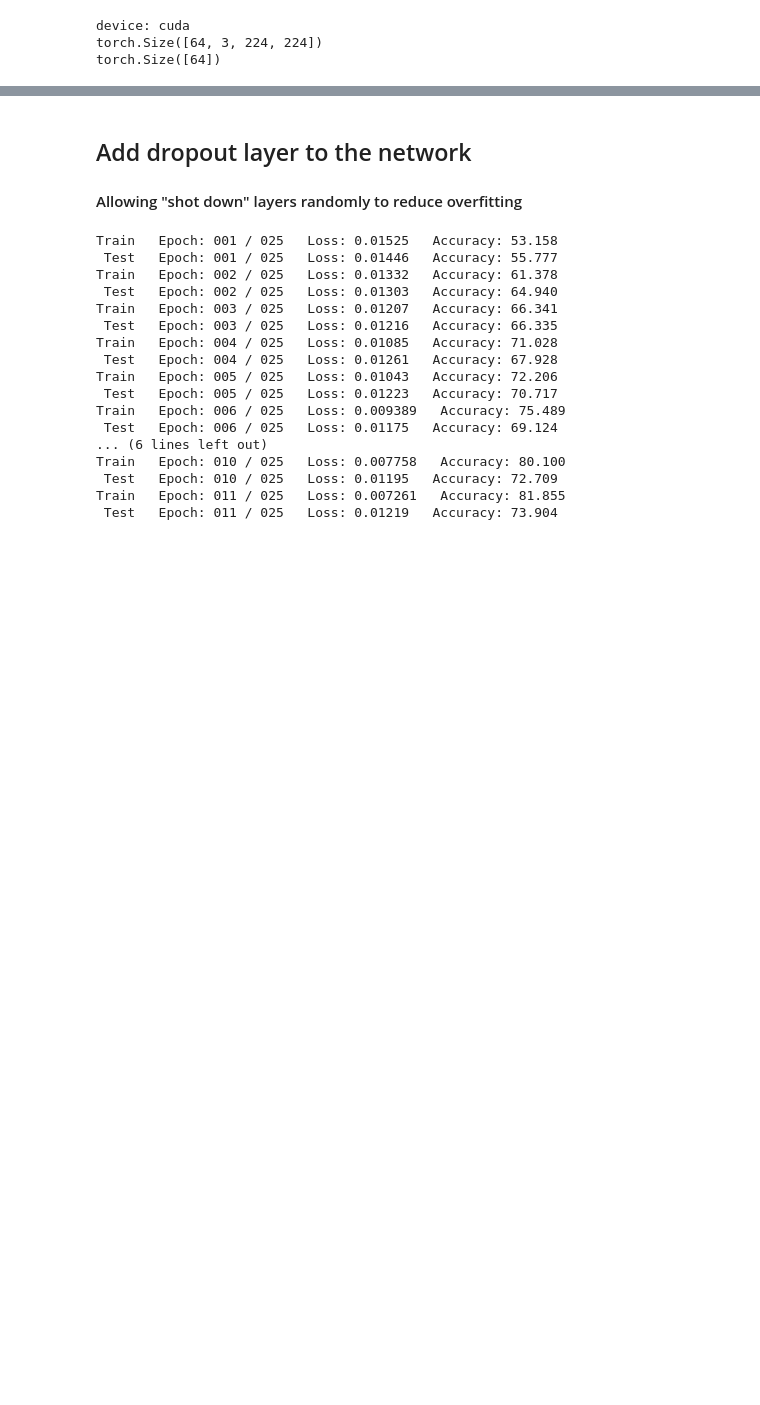
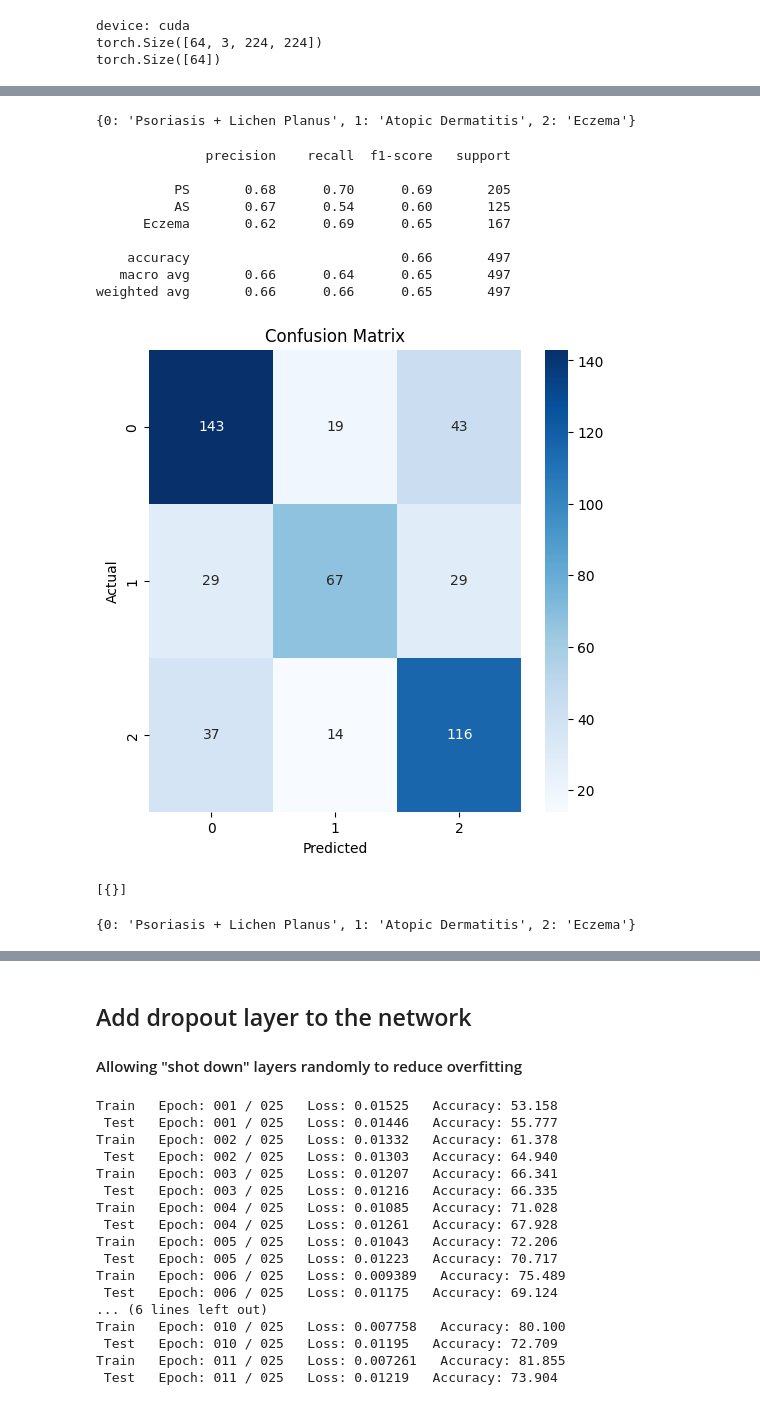
Before and after one commit to TairCohen/Computer-Vision-Project, a Jupyter notebook: skin-disease-classification.ipynb, the cells around one changed output, grey strips where cells are left out. Drawn from its saved outputs; the diff is of its cells as text; code cells hidden in the pictures; blank space fills up the shorter version.

Commit message:
Add confusion matrix and test step

```diff
--- a/skin-disease-classification.ipynb
+++ b/skin-disease-classification.ipynb
@@ -106,6 +108,8 @@ splitfolders.ratio(loc, output ="split_data", ratio = (0.80,.1,.1))
 path = "/kaggle/working/split_data/train/Atopic Dermatitis"
 dir_list = os.listdir(path)
 print(len(dir_list))
-# dir_list
+path = "/kaggle/working/split_data/val/Atopic Dermatitis"
+dir_list = os.listdir(path)
+print(len(dir_list))
 # %% [output]
 1005
@@ -113,6 +118,7 @@ print(len(dir_list))
 ## Create pytorch dataset
 # %%
 train_path = "/kaggle/working/split_data/train/"
+val_path = "/kaggle/working/split_data/val/"
 test_path = "/kaggle/working/split_data/test/"
 
 # implement pytorch dataset:
@@ -137,7 +143,7 @@ class SkinDataset(Dataset):
         return {"img": img, "target": self.img_targets[index]}
 
     def get_data(self):
-        dir_path = train_path if self.mode == 'train' else test_path
+        dir_path = train_path if self.mode == 'train' else val_path if self.mode == 'val' else test_path
         image_paths = []
         image_target = []
         for i in range(len(skin_targets)):
@@ -154,12 +160,12 @@ class SkinDataset(Dataset):
 train_transform = transforms.Compose([
     transforms.Resize((224, 224)),
     transforms.RandomHorizontalFlip(p=0.5),   # Flip images randomly
-    # transforms.RandomRotation(degrees=30),    # Rotate more (10 → 20 degrees)
+    transforms.RandomRotation(degrees=10),    # Rotate more (10 → 20 degrees)
     # transforms.RandomResizedCrop(224, scale=(0.6, 1.0)),  # More aggressive cropping
     transforms.RandomAffine(degrees=0, shear=20),  # Increase shear for perspective shifts
     transforms.ColorJitter(brightness=0.4, contrast=0.4, saturation=0.4, hue=0.1),  # Stronger distortions
     transforms.RandomPerspective(distortion_scale=0.3, p=0.5),  # Apply perspective transformation
-    # transforms.GaussianBlur(kernel_size=(3, 3), sigma=(0.1, 2.0)),  # Blur to prevent memorization
+    transforms.GaussianBlur(kernel_size=(3, 3), sigma=(0.1, 2.0)),  # Blur to prevent memorization
     transforms.ToTensor(),
     # transforms.Normalize(mean=[0.485, 0.456, 0.406], std=[0.229, 0.224, 0.225]), # Standard normalization
     transforms.RandomErasing(p=0.5, scale=(0.02, 0.2), ratio=(0.3, 3.3))  # Cutout to hide parts of the image
@@ -167,7 +173,7 @@ train_transform = transforms.Compose([
 ])
 
 
-test_transform = transforms.Compose([
+val_transform = transforms.Compose([
     transforms.Resize((224, 224)),  # No augmentation for validation
     transforms.ToTensor()#,
     # transforms.Normalize(mean=[0.485, 0.456, 0.406], std=[0.229, 0.224, 0.225])
@@ -177,6 +183,9 @@ test_transform = transforms.Compose([
 train = SkinDataset(mode = 'train', transform = train_transform)
 print(f"train len: {len(train)}")
 
-test = SkinDataset(mode = 'test', transform = test_transform)
+test = SkinDataset(mode = 'val', transform = val_transform)
 print(f"test len: {len(test)}")
+
+val = SkinDataset(mode = 'test', transform = val_transform)
+print(f"test len: {len(test)}")
 # %% [output]
@@ -209,6 +222,7 @@ print(f"device: {c_device}")
 
 # Create dataloaders for training and test sets
 train_loader = torch.utils.data.DataLoader(train, batch_size=64, shuffle=True, pin_memory=pin_memory, num_workers=3)
+val_loader = torch.utils.data.DataLoader(val, batch_size=64, pin_memory=pin_memory, num_workers=3)
 test_loader = torch.utils.data.DataLoader(test, batch_size=64, pin_memory=pin_memory, num_workers=3)
 
 batch = next(iter(train_loader))
@@ -281,15 +324,15 @@ from pytorch_lightning.callbacks import EarlyStopping
 from pytorch_lightning.loggers import CSVLogger
 
 
-model = MyLitModel(lr=0.001)
+model = MyLitModel()
 logger = CSVLogger(save_dir="logs/", name="csv_logs")
 
 trainer = pl.Trainer(
-    max_epochs=20,
+    max_epochs=50,
     accelerator="auto",
     devices="auto",
-    logger=logger,  # Use CSV logger instead of TensorBoard
-    callbacks=[EarlyStopping(monitor='val_loss', patience=7)]
+    logger=logger,
+    callbacks=[EarlyStopping(monitor='val_loss', patience=10)]
 )
 
-trainer.fit(model, train_loader, test_loader)
+trainer.fit(model, train_loader, val_loader)
@@ -346,0 +405,16 @@ plt.show()
+# %%
+print(test.target_dict)
+trainer.test(model, dataloaders=test_loader)
+# %% [output]
+{0: 'Psoriasis + Lichen Planus', 1: 'Atopic Dermatitis', 2: 'Eczema'}
+              precision    recall  f1-score   support
+
+          PS       0.68      0.70      0.69       205
+          AS       0.67      0.54      0.60       125
+      Eczema       0.62      0.69      0.65       167
+
+    accuracy                           0.66       497
+   macro avg       0.66      0.64      0.65       497
+weighted avg       0.66      0.66      0.65       497
+[figure, added]
+[{}]
@@ -346,0 +437,4 @@ plt.show()
+# %%
+test.target_dict
+# %% [output]
+{0: 'Psoriasis + Lichen Planus', 1: 'Atopic Dermatitis', 2: 'Eczema'}
```
Also changed, not shown: parts of 15 cells of this notebook.
